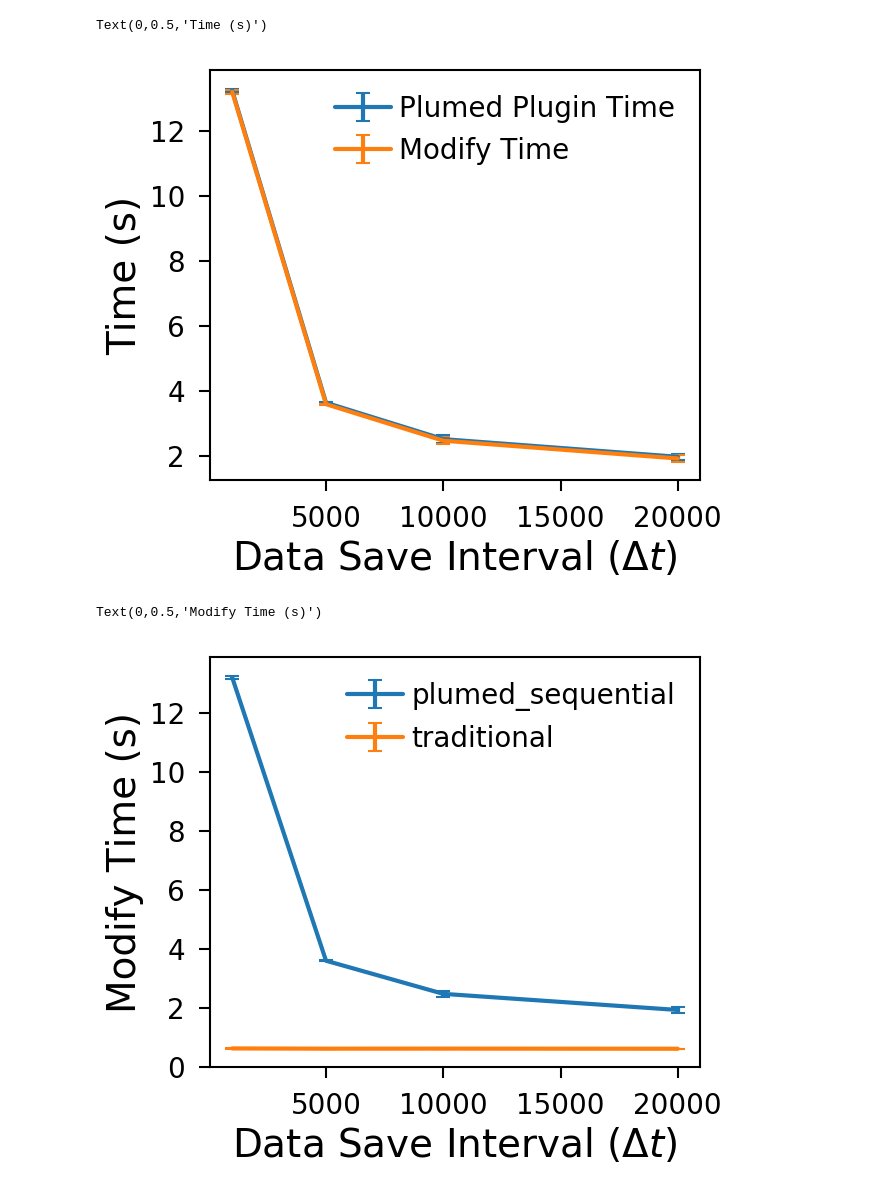
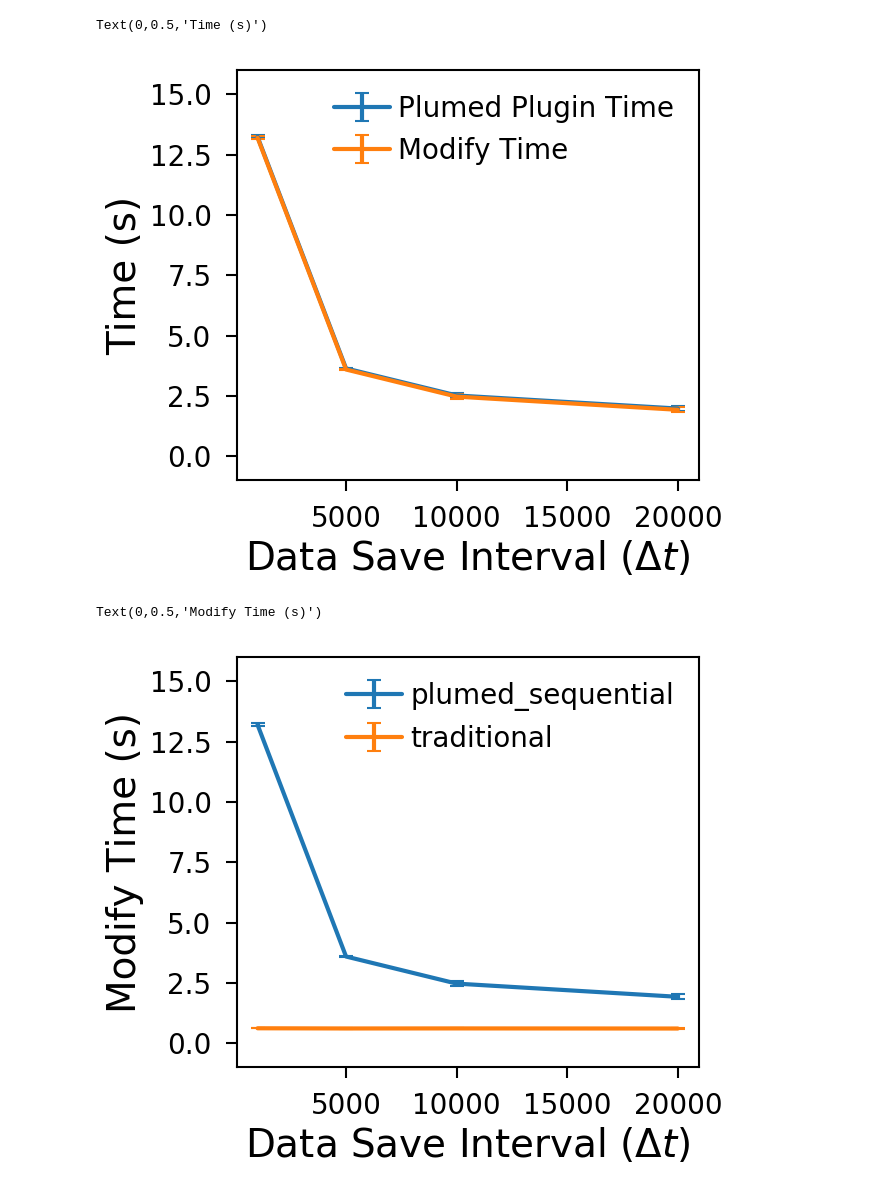
Before and after one commit to Analytics4MD/A4MD, a Jupyter notebook: project/notebooks/vary_data_interval.ipynb, the cells around one changed output. Cells and saved outputs as stored; diff of their text form; code cells hidden in the pictures.

Commit message:
Updating plot

```diff
--- a/project/notebooks/vary_data_interval.ipynb
+++ b/project/notebooks/vary_data_interval.ipynb
@@ -20,0 +43,23 @@ df.head()
+# %%
+df_filtered = df[df.L==15]
+for i,(job_type,df_job_type_grp) in enumerate(df_filtered.groupby('job_type')):
+
+    dump_intervals = []
+    a_times = []
+    a_times_sem = []
+    for j,(ddi,df_grp) in enumerate(df_job_type_grp.groupby('data_dump_interval')):
+        a_times.append(df_grp.simulation_time.mean())
+        #print(df_grp.ete_simulation_time)
+        a_times_sem.append(df_grp.simulation_time.sem())
+        dump_intervals.append(ddi)
+        #print(a_times_sem)
+    plt.errorbar(dump_intervals,
+                 a_times,
+                 a_times_sem,
+                 capsize=5,
+                 label=job_type)
+
+plt.legend(fontsize=20)
+plt.ylim(-1,16)
+plt.xlabel('Data Save Interval ($\Delta t$)')
+plt.ylabel('Simulation Time (s)')
@@ -98,32 +148,34 @@ for i,(job_type,df_job_type_grp) in enumerate(df.groupby('job_type')):
                      label='Modify Time')
 
 plt.legend(fontsize=20)
+plt.ylim(-1,16)
 plt.xlabel('Data Save Interval ($\Delta t$)')
 plt.ylabel('Time (s)')
 # %% [output]
 Text(0,0.5,'Time (s)')
-[figure, old version]
+[figure, new version]
 # %%
 for i,(job_type,df_job_type_grp) in enumerate(df.groupby('job_type')):
 
     dump_intervals = []
     a_times = []
     a_times_sem = []
     for j,(ddi,df_grp) in enumerate(df_job_type_grp.groupby('data_dump_interval')):
         a_times.append(df_grp.modify_time.mean())
         #print(df_grp.ete_simulation_time)
         a_times_sem.append(df_grp.modify_time.sem())
         dump_intervals.append(ddi)
         #print(a_times_sem)
     plt.errorbar(dump_intervals,
                  a_times,
                  a_times_sem,
                  capsize=5,
                  label=job_type)
 
 plt.legend(fontsize=20)
+plt.ylim(-1,16)
 plt.xlabel('Data Save Interval ($\Delta t$)')
 plt.ylabel('Modify Time (s)')
 # %% [output]
 Text(0,0.5,'Modify Time (s)')
-[figure, old version]
+[figure, new version]
```
Also changed, not shown: parts of 5 cells of this notebook.
